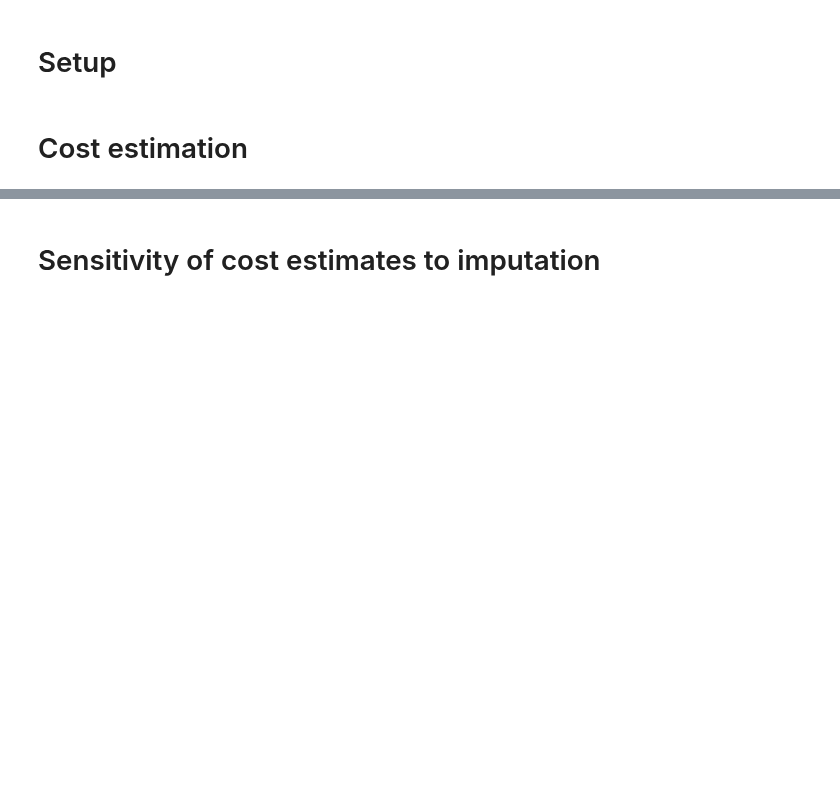
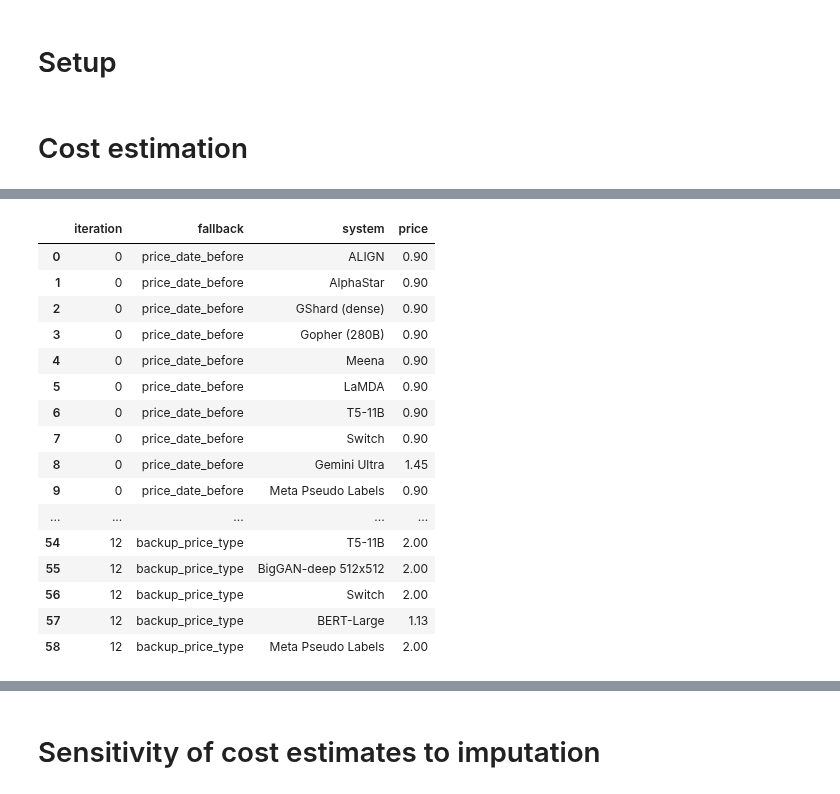
Before and after one commit to epoch-research/training-cost-trends, a Jupyter notebook: imputation_sensitivity.ipynb, the cells around one changed output, grey strips where cells are left out. Cells and saved outputs as stored; diff of their text form; code cells hidden in the pictures; blank space fills up the shorter version.

Commit message:
Implement price selection sensitivity analysis

```diff
--- a/imputation_sensitivity.ipynb
+++ b/imputation_sensitivity.ipynb
@@ -66,0 +73,11 @@ print(cost_df['Cost'].notna().sum(), 'of', len(cost_df), 'systems have a cost es
+# %%
+# TODO: use the vendor mapping from imputation to reduce repetition
+org_to_cloud_vendor = {
+    'google': 'Google Cloud',
+    'deepmind': 'Google Cloud',
+    'microsoft': 'Microsoft Azure',
+    'openai': 'Microsoft Azure',
+}
+
+pcd_hardware_model_colname = 'Training hardware'
+price_colname = 'Price per chip-hour (3-year CUD)'
@@ -66,0 +160,20 @@ print(cost_df['Cost'].notna().sum(), 'of', len(cost_df), 'systems have a cost es
+# %%
+results
+# %% [output]
+|  | iteration | fallback | system | price |
+| 0 | 0 | price_date_before | ALIGN | 0.90 |
+| 1 | 0 | price_date_before | AlphaStar | 0.90 |
+| 2 | 0 | price_date_before | GShard (dense) | 0.90 |
+| 3 | 0 | price_date_before | Gopher (280B) | 0.90 |
+| 4 | 0 | price_date_before | Meena | 0.90 |
+| 5 | 0 | price_date_before | LaMDA | 0.90 |
+| 6 | 0 | price_date_before | T5-11B | 0.90 |
+| 7 | 0 | price_date_before | Switch | 0.90 |
+| 8 | 0 | price_date_before | Gemini Ultra | 1.45 |
+| 9 | 0 | price_date_before | Meta Pseudo Labels | 0.90 |
+| ... | ... | ... | ... | ... |
+| 54 | 12 | backup_price_type | T5-11B | 2.00 |
+| 55 | 12 | backup_price_type | BigGAN-deep 512x512 | 2.00 |
+| 56 | 12 | backup_price_type | Switch | 2.00 |
+| 57 | 12 | backup_price_type | BERT-Large | 1.13 |
+| 58 | 12 | backup_price_type | Meta Pseudo Labels | 2.00 |
```
Also changed, not shown: parts of 8 cells of this notebook.
